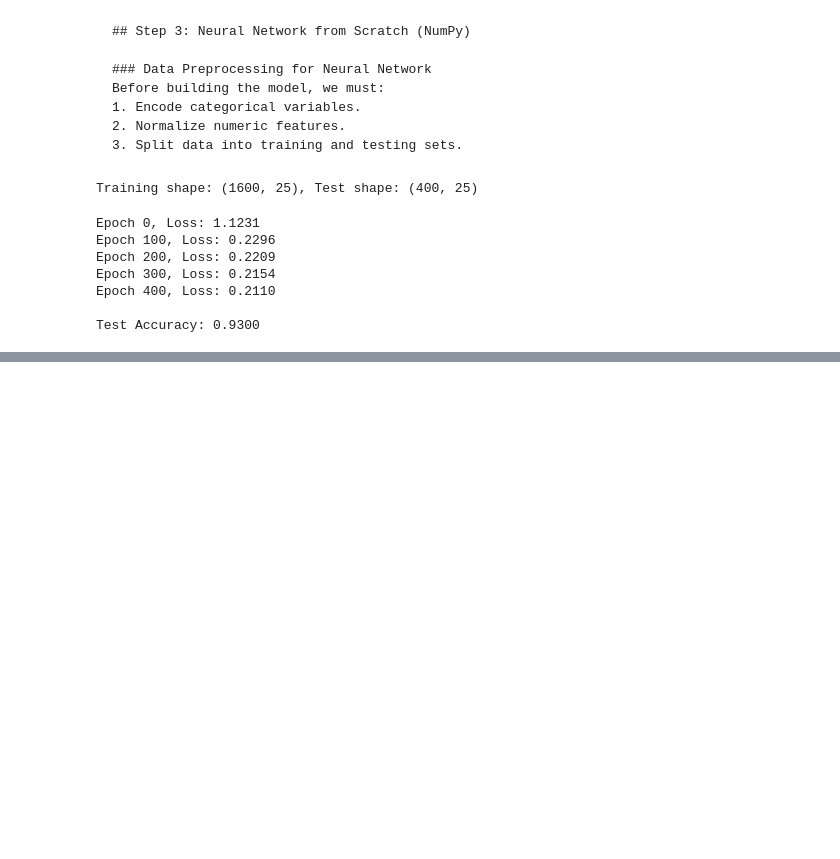
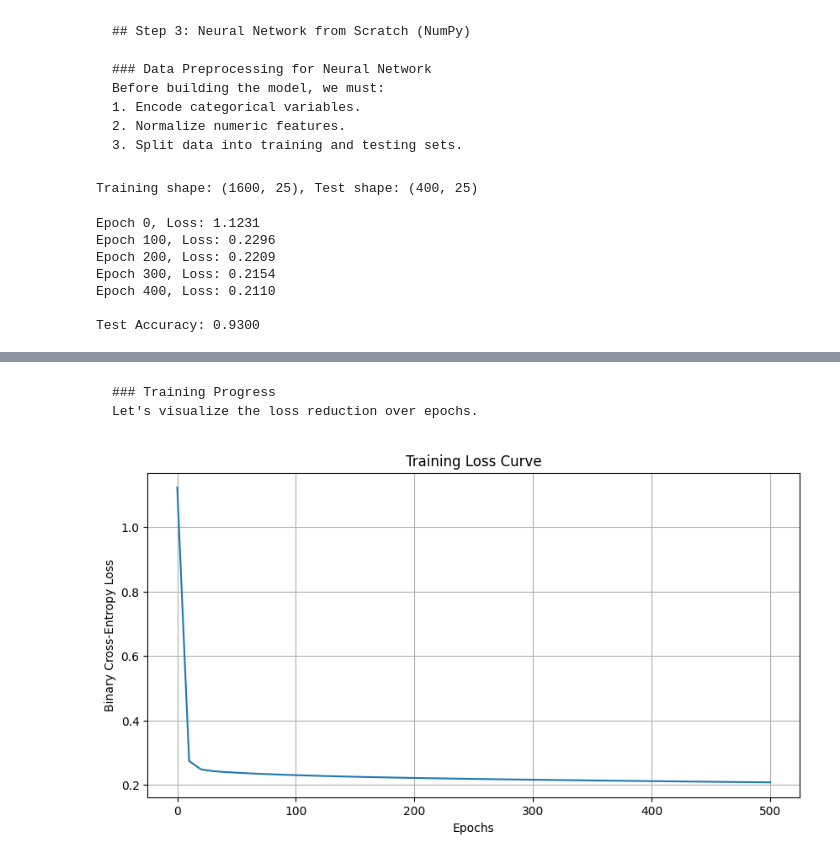
Before and after one commit to harshit234/day-45, a Jupyter notebook: assignment_45.ipynb, the cells around one changed output, grey strips where cells are left out. Saved outputs shown, nothing was run; the diff lists cells and outputs as text; code cells hidden in the pictures; blank space fills up the shorter version.

````diff
--- a/assignment_45.ipynb
+++ b/assignment_45.ipynb
@@ -254,0 +297,27 @@ Test Accuracy: 0.9300
+# %% [markdown]
+```markdown
+### Training Progress
+Let's visualize the loss reduction over epochs.
+```
+# %%
+import matplotlib.pyplot as plt
+
+losses = []
+vis_model = SimpleNN(input_size=input_dim, h1=64, h2=32, lr=0.05)
+
+for i in range(501):
+    out = vis_model.forward(X_train)
+    vis_model.backward(X_train, y_train, out)
+    if i % 10 == 0:
+        loss = -np.mean(y_train * np.log(out + 1e-8) + (1-y_train) * np.log(1 - out + 1e-8))
+        losses.append(loss)
+
+plt.figure(figsize=(10, 5))
+plt.plot(range(0, 501, 10), losses)
+plt.title('Training Loss Curve')
+plt.xlabel('Epochs')
+plt.ylabel('Binary Cross-Entropy Loss')
+plt.grid(True)
+plt.show()
+# %% [output]
+[figure, added]
````
Also changed, not shown: parts of 5 cells of this notebook.
